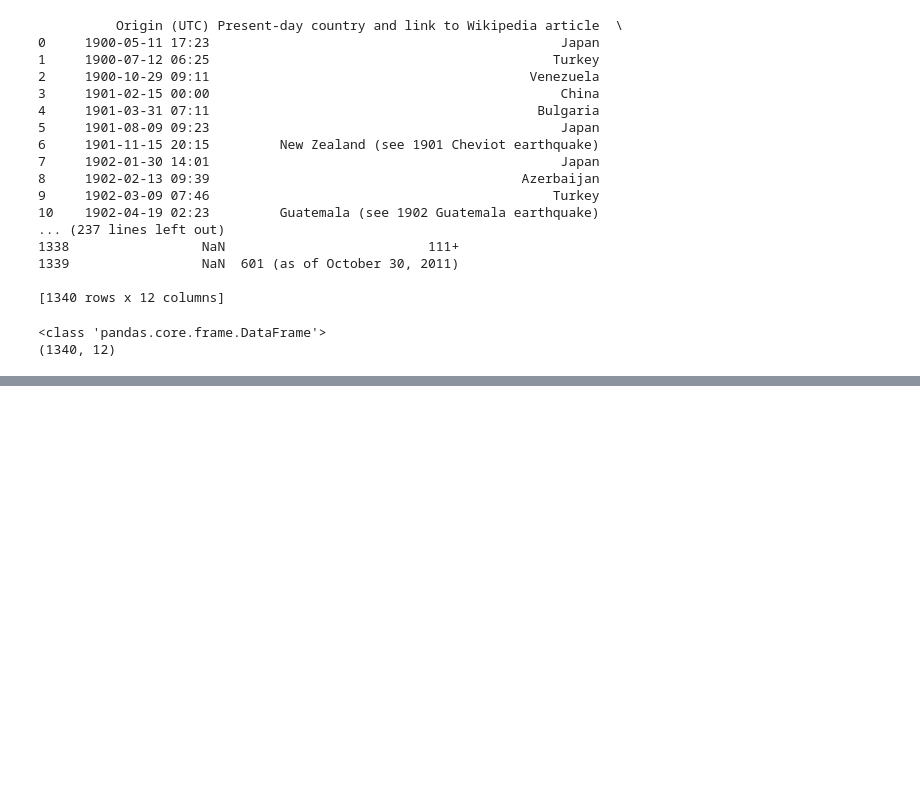
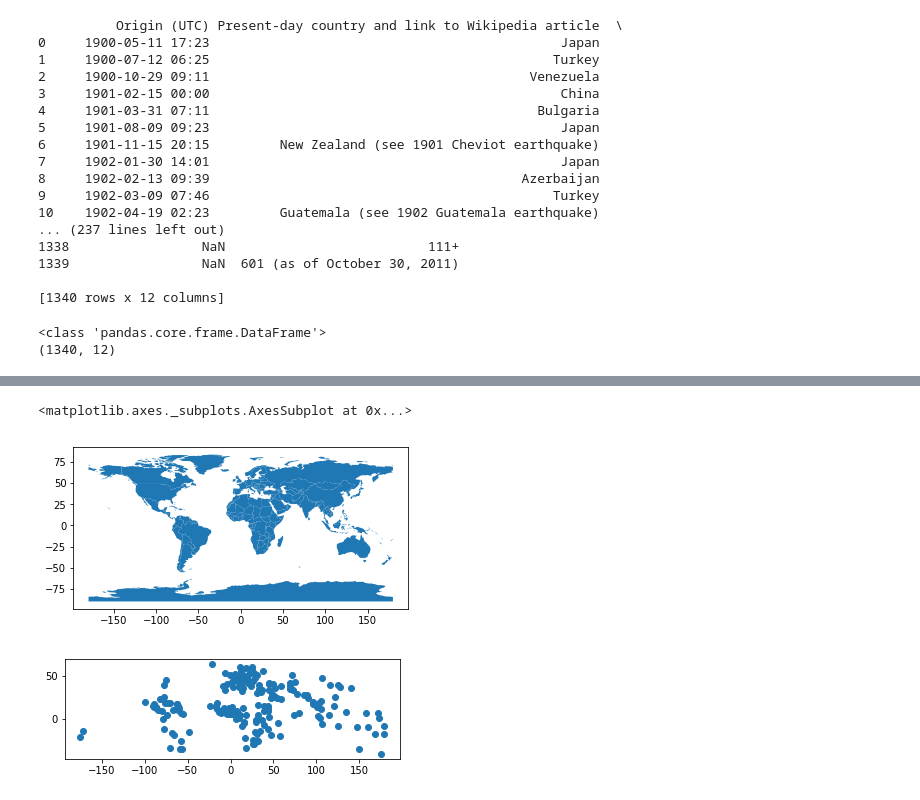
Before and after one commit to DataScienceBS/data-question-3-tornado-bombers, a Jupyter notebook: Earthquakes.ipynb, the cells around one changed output, grey strips where cells are left out. Saved outputs shown, nothing was run; the diff lists cells and outputs as text; code cells hidden in the pictures; blank space fills up the shorter version.

```diff
--- a/Earthquakes.ipynb
+++ b/Earthquakes.ipynb
@@ -52,0 +250,17 @@ df.head()
+# %%
+# (5) Explore the data in terms of when and where earthquakes occurred and how severe they were (magnitude, deaths, secondary effects
+
+import geopandas as gpd
+import matplotlib.pyplot as plt
+from shapely.geometry import Point
+import shapely.wkt
+from geopandas import GeoDataFrame
+%matplotlib inline
+world = gpd.read_file(gpd.datasets.get_path('naturalearth_lowres'))
+cities = gpd.read_file(gpd.datasets.get_path('naturalearth_cities'))
+world.plot()
+cities.plot()
+# %% [output]
+<matplotlib.axes._subplots.AxesSubplot at 0x...>
+[figure, added]
+[figure, added]
```
Also changed, not shown: parts of 14 cells of this notebook.
